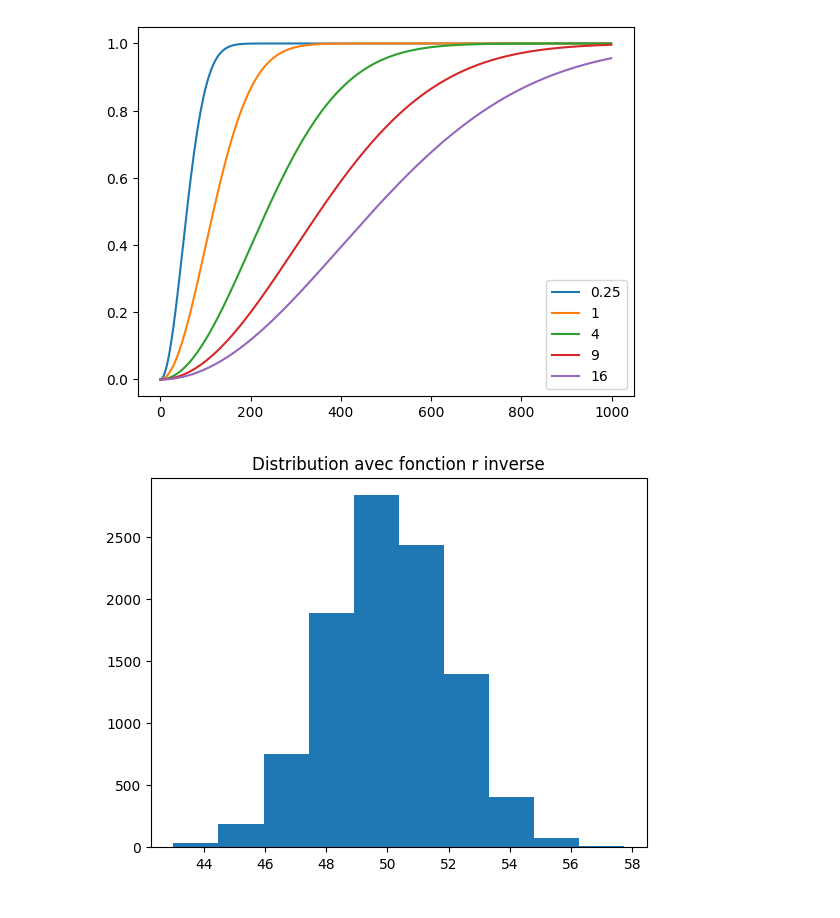
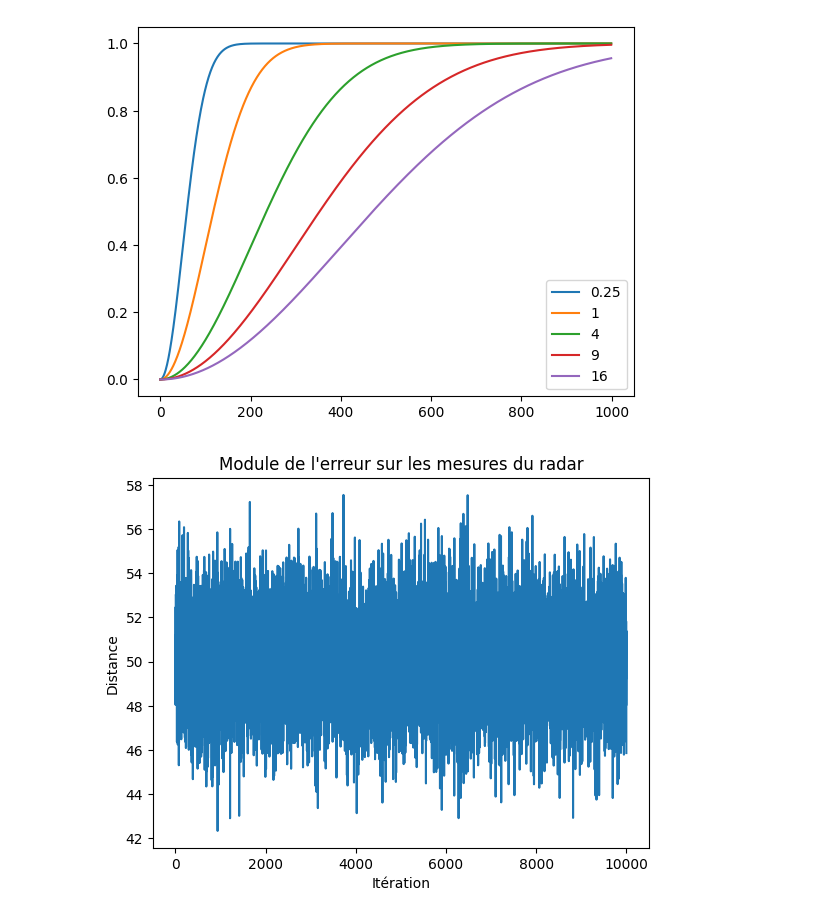
Before and after one commit to Raesangur/UdeS_S5_APP5, a Jupyter notebook: Code.ipynb, the cells around one changed output. Cells and saved outputs as stored; diff of their text form; code cells hidden in the pictures.

```diff
--- a/Code.ipynb
+++ b/Code.ipynb
@@ -56,6 +56,11 @@ phi = 15 * np.pi / 180
 for i in range(N):
     D. append(monteCarlo(50, theta[i], _r(u1[i],sigma2R), phi))
     Dr.append(monteCarlo(50, theta[i], Ur[i], phi))
+plt.plot(D)
+plt.title("Module de l'erreur sur les mesures du radar")
+plt.xlabel("Itération")
+plt.ylabel("Distance")
+plt.show()
 plt.hist(D)
 plt.title("Distribution avec fonction r inverse")
 plt.show()
@@ -68,3 +73,3 @@ plt.show()
 [figure]
 [figure]
-[figure, old version]
+[figure, new version]
```
Also changed, not shown: parts of 6 cells of this notebook.
